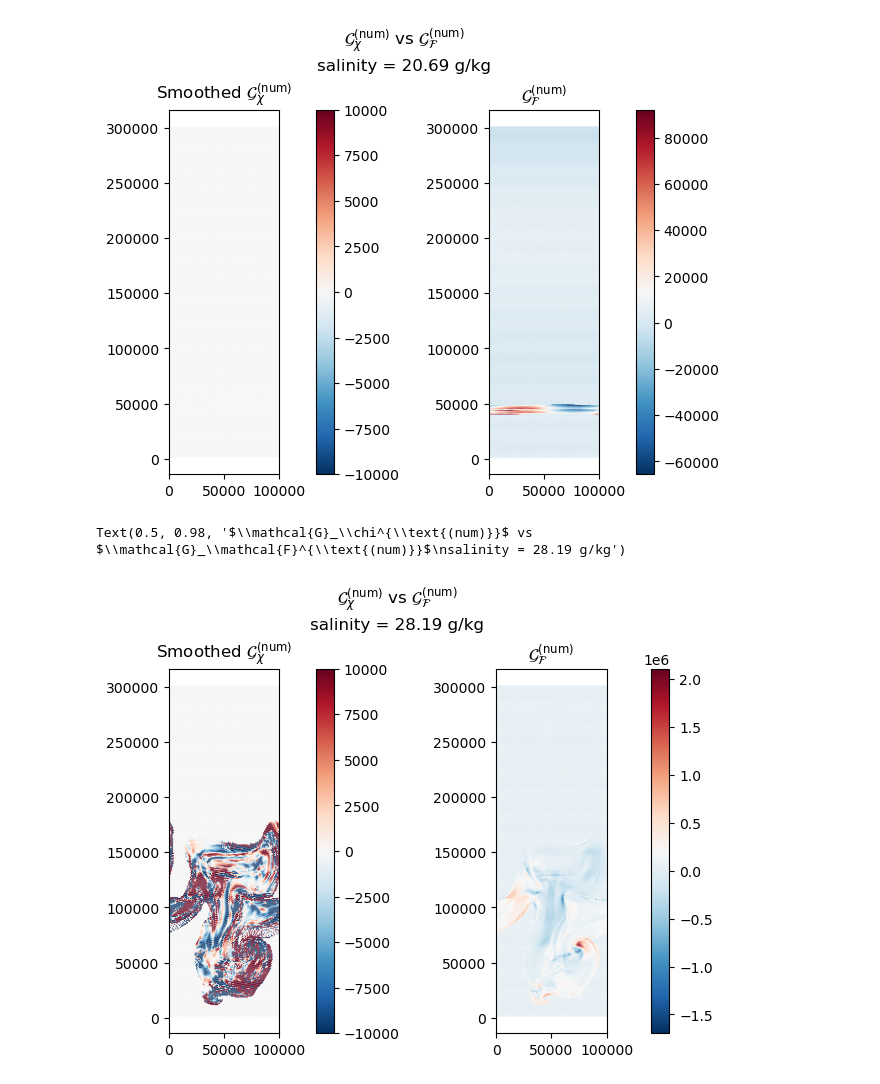
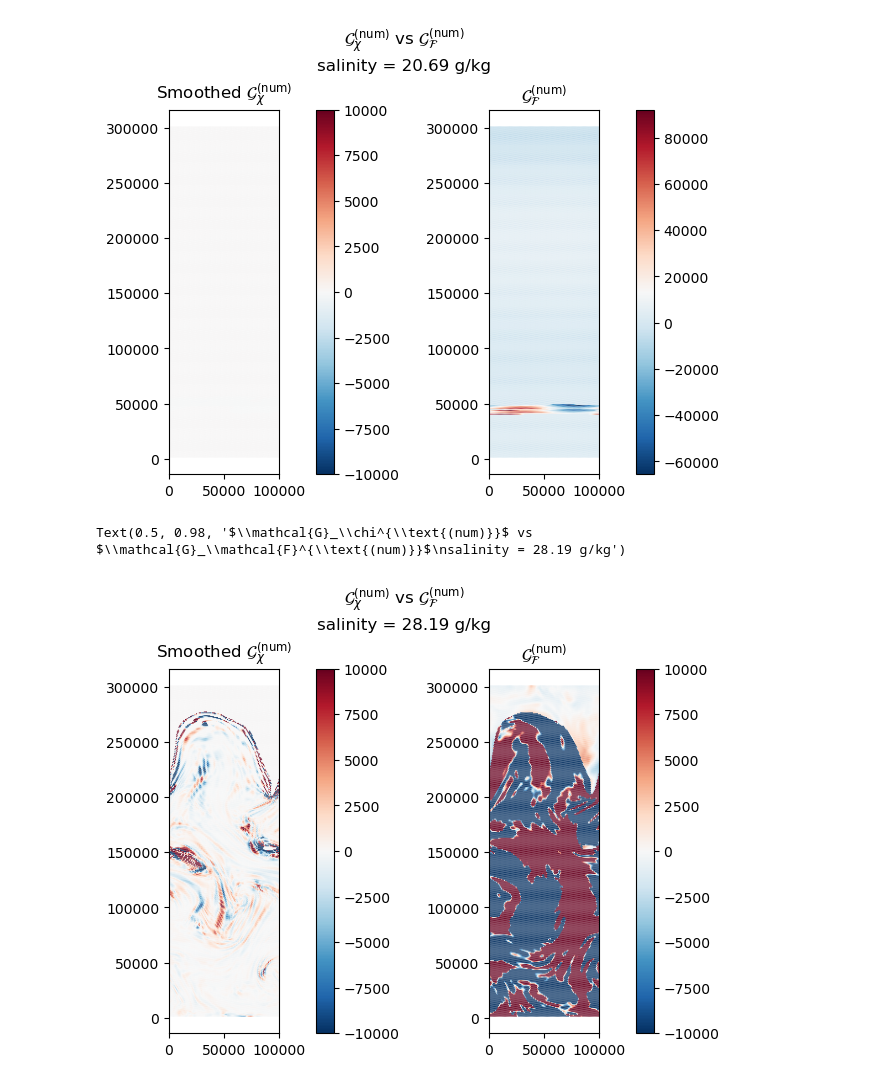
Before and after one commit to kailauyeda/WMT_DVD, a Jupyter notebook: bichan/analysis/spatial_smoothing.ipynb, the cells around one changed output. Cells and saved outputs as stored; diff of their text form; code cells hidden in the pictures.

```diff
--- a/bichan/analysis/spatial_smoothing.ipynb
+++ b/bichan/analysis/spatial_smoothing.ipynb
@@ -962,25 +1002,25 @@ Text(0.5, 0.98, '$\\mathcal{G}_\\chi^{\\text{(num)}}$ vs $\\mathcal{G}_\\mathcal
 # %%
 fig,ax = plt.subplots(nrows=1, ncols =2, constrained_layout=True)
 
 salinity_idx = 30
 vmax_val = 1e4
 vmin_val = -vmax_val
-time_idx = 100
+time_idx = 200
 
-a = mosaic.polypcolor(ax[0], descriptor, G_smoothed_chi_num.G_chi_num.isel(Time=time_idx,salinity= salinity_idx),vmin= vmin_val, vmax = vmax_val, cmap = 'RdBu_r')
-b = mosaic.polypcolor(ax[1], descriptor, budget_ds.G_F_num.isel(Time=time_idx, salinity = salinity_idx), cmap = 'RdBu_r')
+a = mosaic.polypcolor(ax[0], descriptor, G_smoothed_chi_num.G_chi_num.isel(Time=time_idx,salinity= salinity_idx), vmin = vmin_val, vmax = vmax_val,cmap = 'RdBu_r')
+b = mosaic.polypcolor(ax[1], descriptor, budget_ds.G_F_num.isel(Time=time_idx, salinity = salinity_idx), vmin = vmin_val, vmax = vmax_val,cmap = 'RdBu_r')
 ax[0].set_aspect(1.0)
 ax[1].set_aspect(1.0)
 
 ax[0].set_title(r'Smoothed $\mathcal{G}_\chi^{\text{(num)}}$')
 ax[1].set_title(r'$\mathcal{G}_\mathcal{F}^{\text{(num)}}$')
 
 fig.colorbar(a, ax=ax[0])
 fig.colorbar(b, ax=ax[1])
 fig.suptitle(r'$\mathcal{G}_\chi^{\text{(num)}}$ vs $\mathcal{G}_\mathcal{F}^{\text{(num)}}$' + '\n' + f'salinity = {np.round(budget_ds.salinity[salinity_idx].values, 2)} g/kg')
 # %% [output]
 Text(0.5, 0.98, '$\\mathcal{G}_\\chi^{\\text{(num)}}$ vs $\\mathcal{G}_\\mathcal{F}^{\\text{(num)}}$\nsalinity = 28.19 g/kg')
-[figure, old version]
+[figure, new version]
 # %%
 fig,ax = plt.subplots(nrows=1, ncols =2, constrained_layout=True)
 
```
Also changed, not shown: parts of 7 cells of this notebook.
